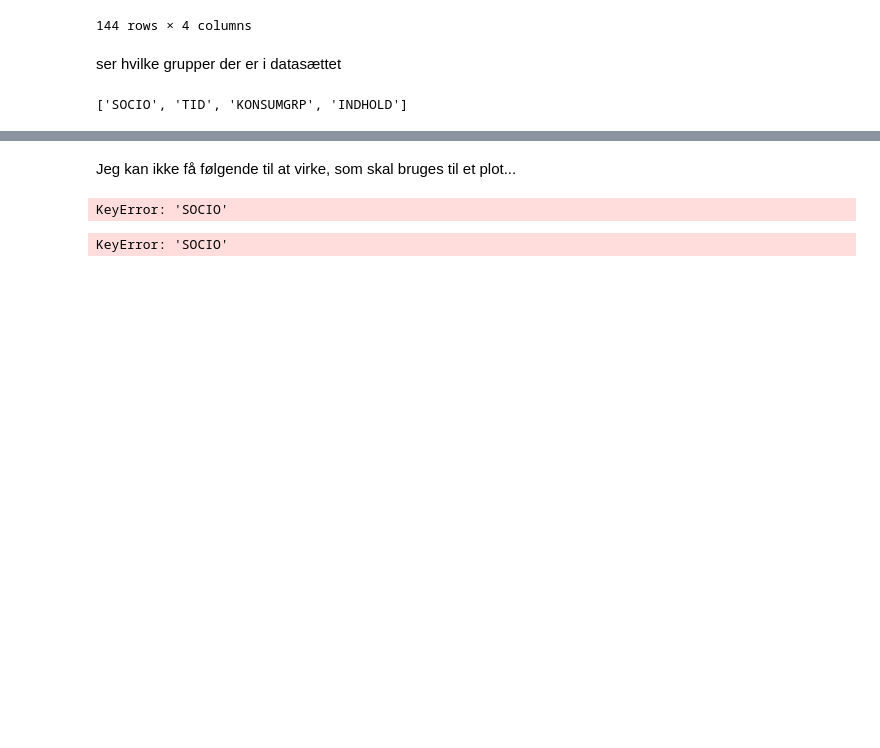
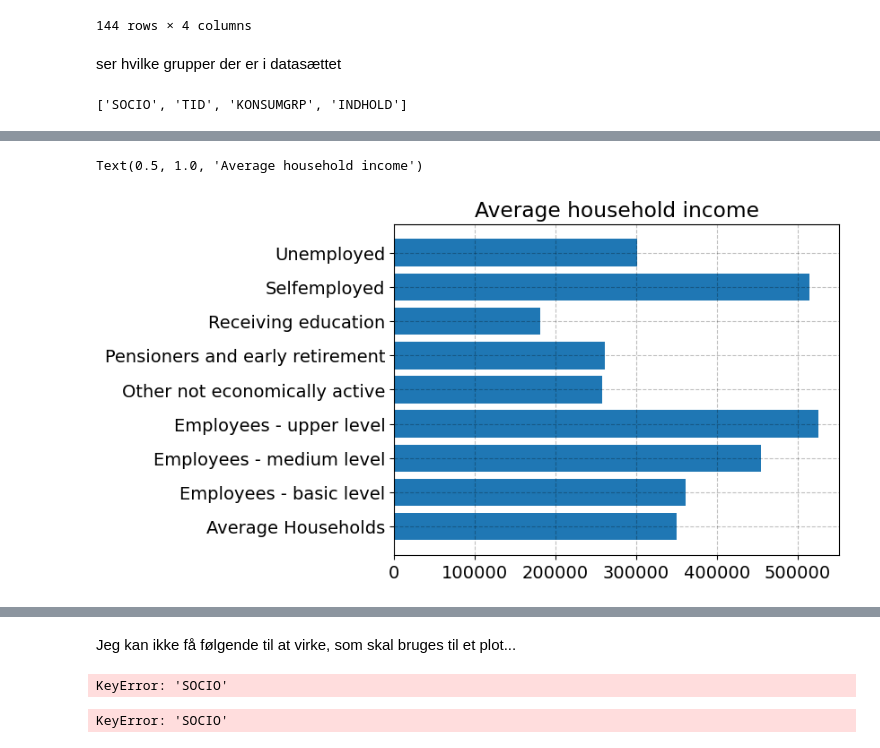
Before and after one commit to NumEconCopenhagen/projects-2023-leif, a Jupyter notebook: dataproject/assigment2try.ipynb, the cells around one changed output, grey strips where cells are left out. Cells and saved outputs as stored; diff of their text form; code cells hidden in the pictures; blank space fills up the shorter version.

```diff
--- a/dataproject/assigment2try.ipynb
+++ b/dataproject/assigment2try.ipynb
@@ -190,0 +246,7 @@ print(Total_consumption1.columns)
+# %%
+plt.barh(df["SOCIO"].values, df["INDHOLD"].values)
+#plt.xticks(rotation=45)
+plt.title("Average household income")
+# %% [output]
+Text(0.5, 1.0, 'Average household income')
+[figure, added]
```
Also changed, not shown: parts of 15 cells of this notebook.
